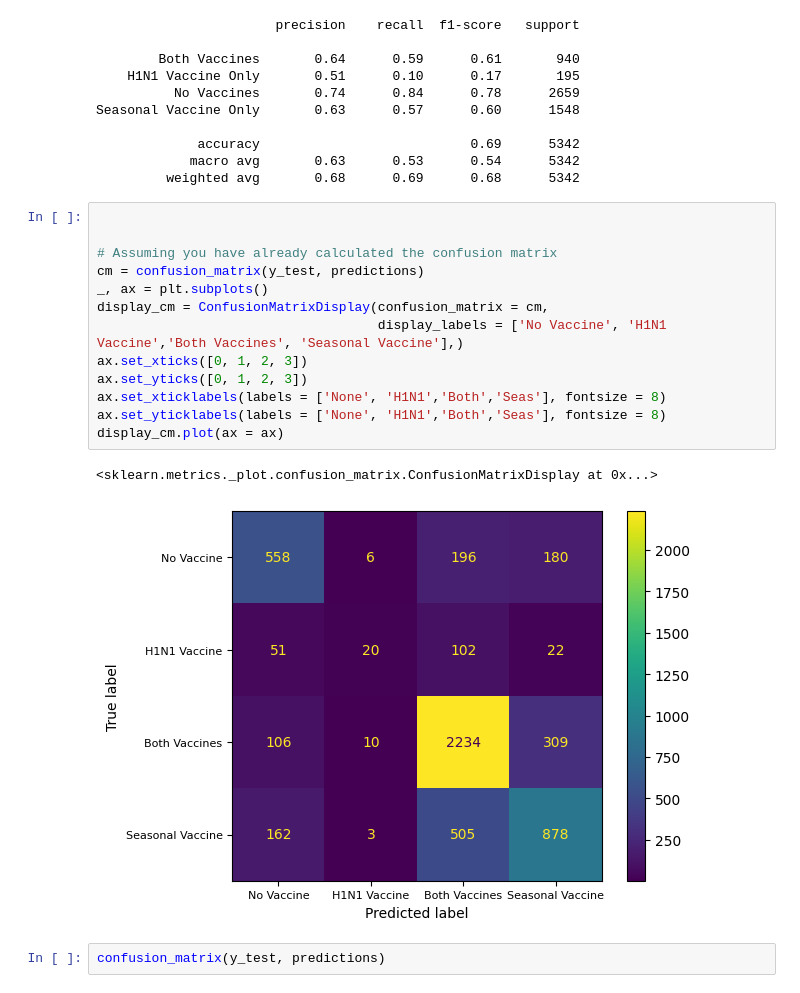
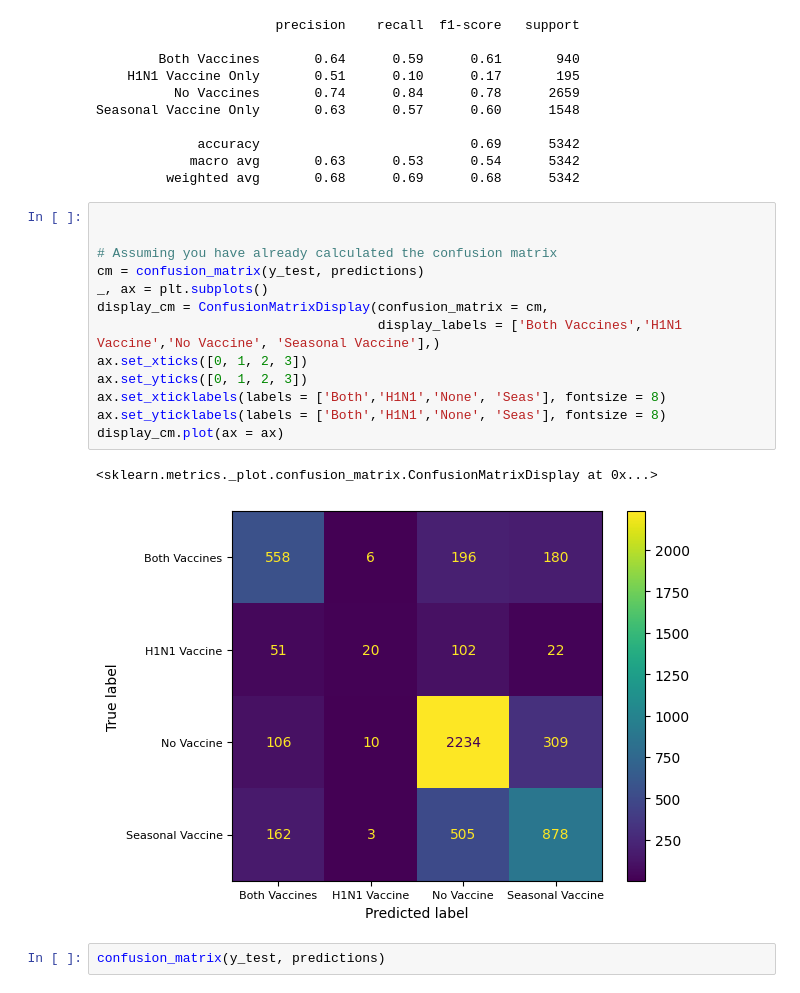
Before and after one commit to nudaee/DataScienceGuidedCapstone, a Jupyter notebook: Notebooks/modeling_Cap2_01.ipynb, the cells around one changed output. Cells and saved outputs as stored; diff of their text form.

```diff
--- a/Notebooks/modeling_Cap2_01.ipynb
+++ b/Notebooks/modeling_Cap2_01.ipynb
@@ -92,19 +105,19 @@ Seasonal Vaccine Only       0.63      0.57      0.60      1548
 # %%
 
 
 # Assuming you have already calculated the confusion matrix
 cm = confusion_matrix(y_test, predictions)
 _, ax = plt.subplots()
 display_cm = ConfusionMatrixDisplay(confusion_matrix = cm,
-                                    display_labels = ['No Vaccine', 'H1N1 Vaccine','Both Vaccines', 'Seasonal Vaccine'],)
+                                    display_labels = ['Both Vaccines','H1N1 Vaccine','No Vaccine', 'Seasonal Vaccine'],)
 ax.set_xticks([0, 1, 2, 3])
 ax.set_yticks([0, 1, 2, 3])
-ax.set_xticklabels(labels = ['None', 'H1N1','Both','Seas'], fontsize = 8)
-ax.set_yticklabels(labels = ['None', 'H1N1','Both','Seas'], fontsize = 8)
+ax.set_xticklabels(labels = ['Both','H1N1','None', 'Seas'], fontsize = 8)
+ax.set_yticklabels(labels = ['Both','H1N1','None', 'Seas'], fontsize = 8)
 display_cm.plot(ax = ax)
 # %% [output]
 <sklearn.metrics._plot.confusion_matrix.ConfusionMatrixDisplay at 0x...>
-[figure, old version]
+[figure, new version]
 # %%
 confusion_matrix(y_test, predictions)
 # %% [output]
```
Also changed, not shown: parts of 2 cells of this notebook.
